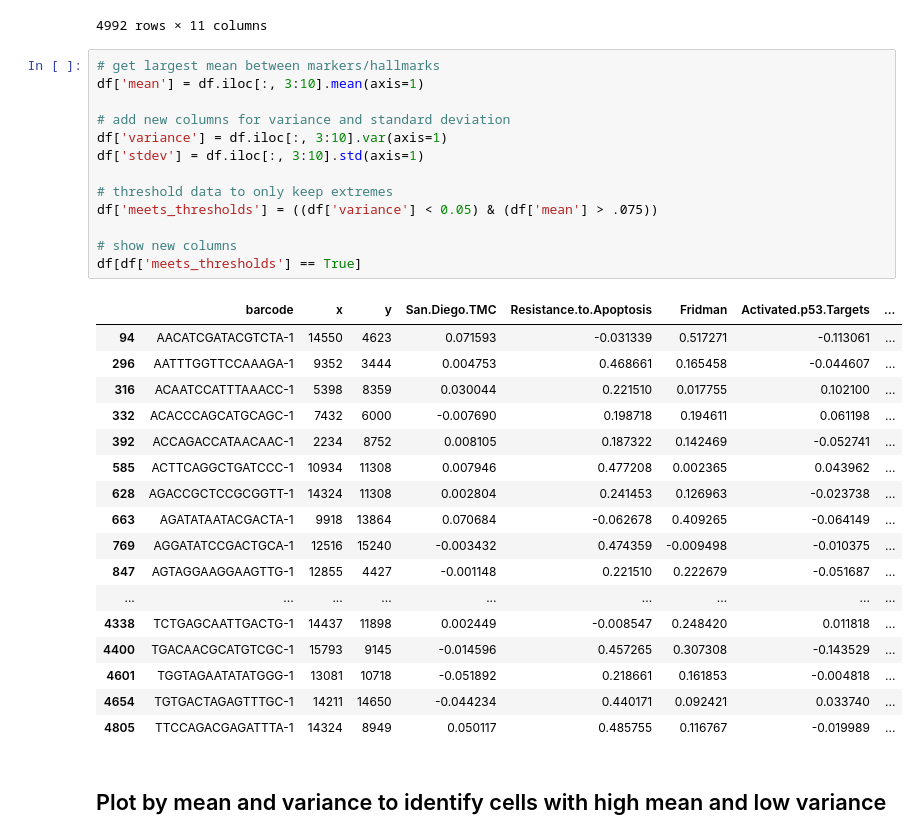
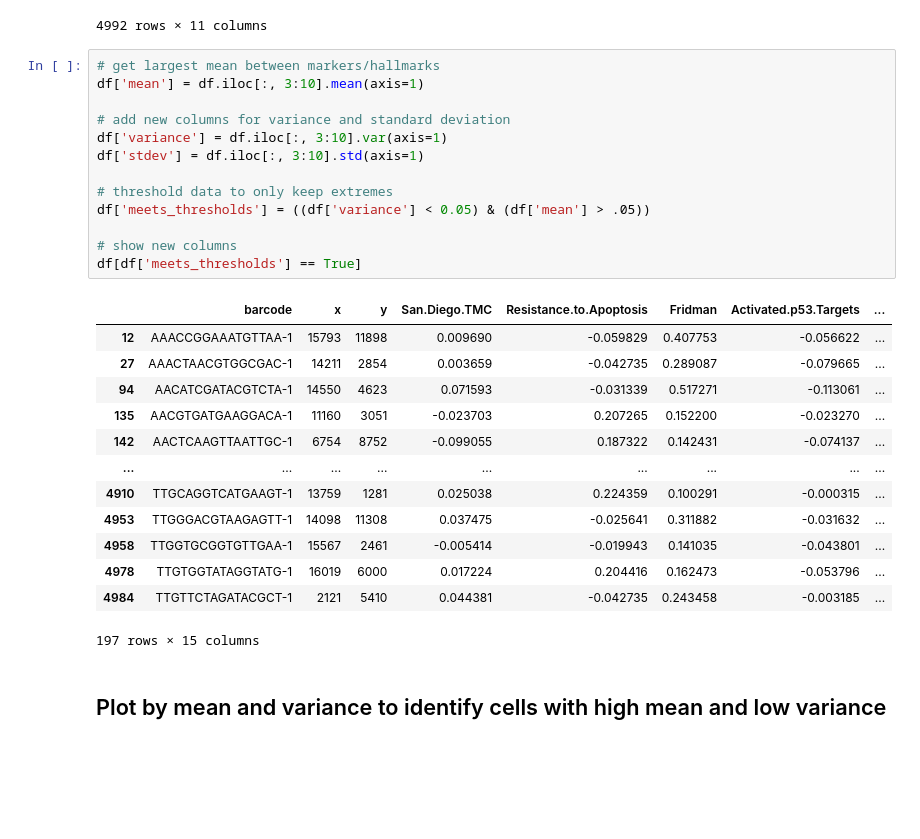
Before and after one commit to cns-iu/hra-organ-gallery-in-vr, a Jupyter notebook: data-processing/process-sennet-biomarker-data.ipynb, the cells around one changed output. Saved outputs shown, nothing was run; the diff lists cells and outputs as text; blank space fills up the shorter version.

```diff
--- a/data-processing/process-sennet-biomarker-data.ipynb
+++ b/data-processing/process-sennet-biomarker-data.ipynb
@@ -74,34 +74,30 @@ df
 # %%
 # get largest mean between markers/hallmarks
 df['mean'] = df.iloc[:, 3:10].mean(axis=1)
 
 # add new columns for variance and standard deviation
 df['variance'] = df.iloc[:, 3:10].var(axis=1)
 df['stdev'] = df.iloc[:, 3:10].std(axis=1)
 
 # threshold data to only keep extremes
-df['meets_thresholds'] = ((df['variance'] < 0.05) & (df['mean'] > .075))
+df['meets_thresholds'] = ((df['variance'] < 0.05) & (df['mean'] > .05))
 
 # show new columns
 df[df['meets_thresholds'] == True]
 # %% [output]
 |  | barcode | x | y | San.Diego.TMC | Resistance.to.Apoptosis | Fridman | Activated.p53.Targets | ... |
+| 12 | AAACCGGAAATGTTAA-1 | 15793 | 11898 | 0.009690 | -0.059829 | 0.407753 | -0.056622 | ... |
+| 27 | AAACTAACGTGGCGAC-1 | 14211 | 2854 | 0.003659 | -0.042735 | 0.289087 | -0.079665 | ... |
 | 94 | AACATCGATACGTCTA-1 | 14550 | 4623 | 0.071593 | -0.031339 | 0.517271 | -0.113061 | ... |
-| 296 | AATTTGGTTCCAAAGA-1 | 9352 | 3444 | 0.004753 | 0.468661 | 0.165458 | -0.044607 | ... |
-| 316 | ACAATCCATTTAAACC-1 | 5398 | 8359 | 0.030044 | 0.221510 | 0.017755 | 0.102100 | ... |
-| 332 | ACACCCAGCATGCAGC-1 | 7432 | 6000 | -0.007690 | 0.198718 | 0.194611 | 0.061198 | ... |
-| 392 | ACCAGACCATAACAAC-1 | 2234 | 8752 | 0.008105 | 0.187322 | 0.142469 | -0.052741 | ... |
-| 585 | ACTTCAGGCTGATCCC-1 | 10934 | 11308 | 0.007946 | 0.477208 | 0.002365 | 0.043962 | ... |
-| 628 | AGACCGCTCCGCGGTT-1 | 14324 | 11308 | 0.002804 | 0.241453 | 0.126963 | -0.023738 | ... |
-| 663 | AGATATAATACGACTA-1 | 9918 | 13864 | 0.070684 | -0.062678 | 0.409265 | -0.064149 | ... |
-| 769 | AGGATATCCGACTGCA-1 | 12516 | 15240 | -0.003432 | 0.474359 | -0.009498 | -0.010375 | ... |
-| 847 | AGTAGGAAGGAAGTTG-1 | 12855 | 4427 | -0.001148 | 0.221510 | 0.222679 | -0.051687 | ... |
+| 135 | AACGTGATGAAGGACA-1 | 11160 | 3051 | -0.023703 | 0.207265 | 0.152200 | -0.023270 | ... |
+| 142 | AACTCAAGTTAATTGC-1 | 6754 | 8752 | -0.099055 | 0.187322 | 0.142431 | -0.074137 | ... |
 | ... | ... | ... | ... | ... | ... | ... | ... | ... |
-| 4338 | TCTGAGCAATTGACTG-1 | 14437 | 11898 | 0.002449 | -0.008547 | 0.248420 | 0.011818 | ... |
-| 4400 | TGACAACGCATGTCGC-1 | 15793 | 9145 | -0.014596 | 0.457265 | 0.307308 | -0.143529 | ... |
-| 4601 | TGGTAGAATATATGGG-1 | 13081 | 10718 | -0.051892 | 0.218661 | 0.161853 | -0.004818 | ... |
-| 4654 | TGTGACTAGAGTTTGC-1 | 14211 | 14650 | -0.044234 | 0.440171 | 0.092421 | 0.033740 | ... |
-| 4805 | TTCCAGACGAGATTTA-1 | 14324 | 8949 | 0.050117 | 0.485755 | 0.116767 | -0.019989 | ... |
+| 4910 | TTGCAGGTCATGAAGT-1 | 13759 | 1281 | 0.025038 | 0.224359 | 0.100291 | -0.000315 | ... |
+| 4953 | TTGGGACGTAAGAGTT-1 | 14098 | 11308 | 0.037475 | -0.025641 | 0.311882 | -0.031632 | ... |
+| 4958 | TTGGTGCGGTGTTGAA-1 | 15567 | 2461 | -0.005414 | -0.019943 | 0.141035 | -0.043801 | ... |
+| 4978 | TTGTGGTATAGGTATG-1 | 16019 | 6000 | 0.017224 | 0.204416 | 0.162473 | -0.053796 | ... |
+| 4984 | TTGTTCTAGATACGCT-1 | 2121 | 5410 | 0.044381 | -0.042735 | 0.243458 | -0.003185 | ... |
+197 rows × 15 columns
 # %% [markdown]
 ## Plot by mean and variance to identify cells with high mean and low variance
 # %%
```
Also changed, not shown: parts of 2 cells of this notebook, 9 other files.
